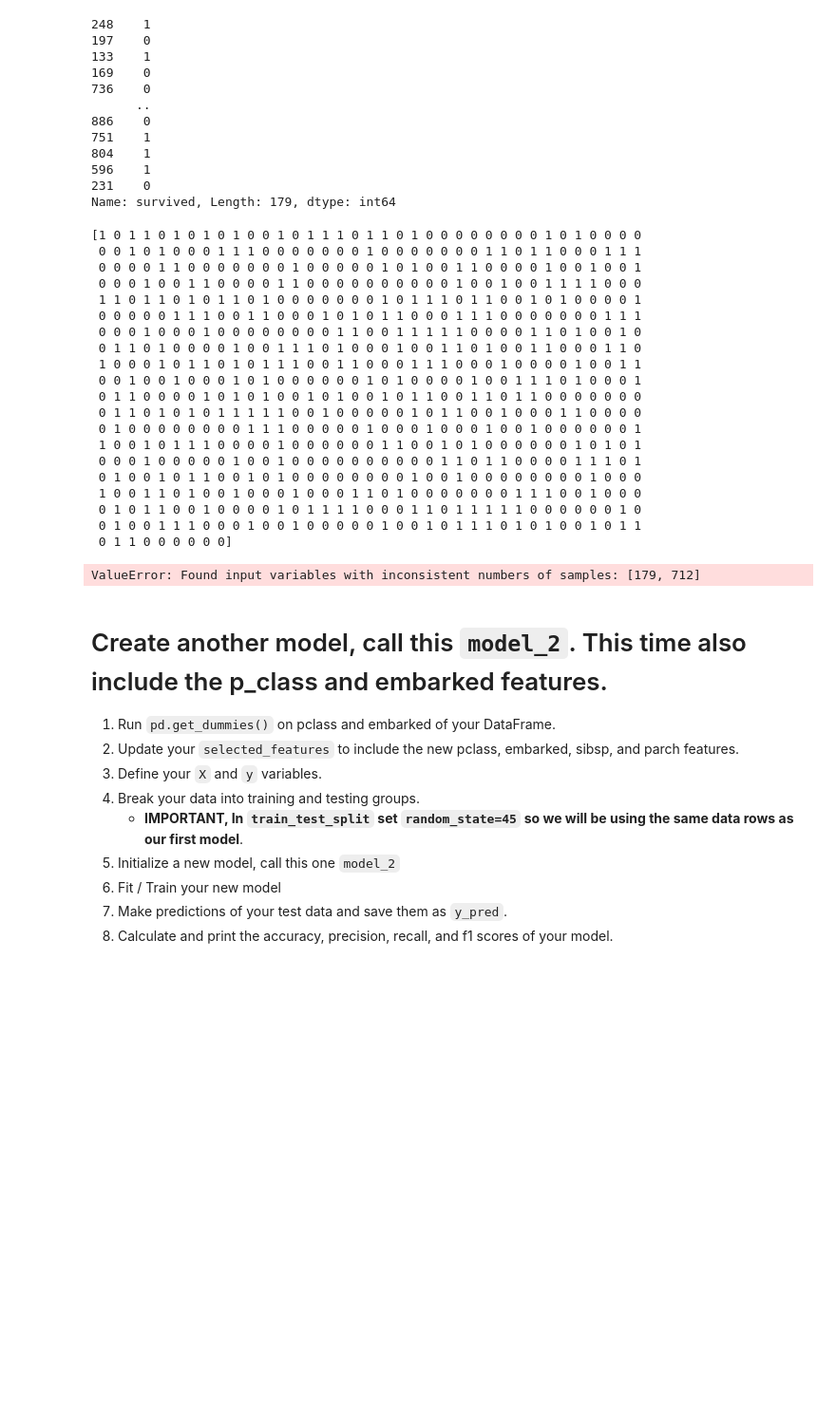
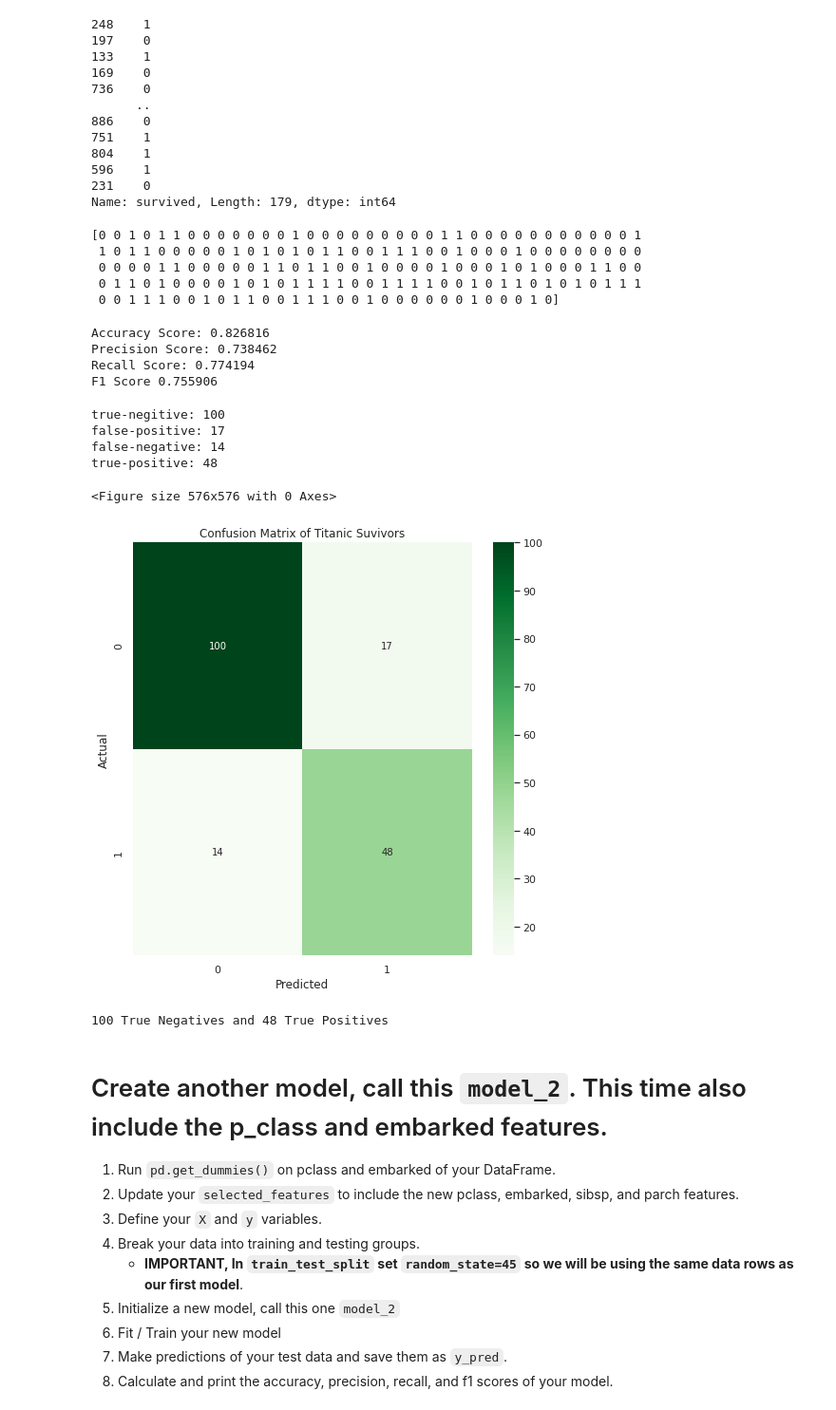
Before and after one commit to AlexOneUp/2022-fall-data-science, a Jupyter notebook: Week-03-Intro-To-ML/Exercise-Logistic-Regression.ipynb, the cells around one changed output. Shown at 95% size. Drawn from its saved outputs; the diff is of its cells as text; code cells hidden in the pictures; blank space fills up the shorter version.

```diff
--- a/Week-03-Intro-To-ML/Exercise-Logistic-Regression.ipynb
+++ b/Week-03-Intro-To-ML/Exercise-Logistic-Regression.ipynb
@@ -164,8 +164,8 @@ log_reg_model.fit(X_train, y_train)
 # %% [output]
 LogisticRegression()
 # %%
-# 1. Make predictions of your test data and save them as `y_pred`.
+# 1. Make predictions of your TEST DATA and save them as `y_pred`.
 # This step is required, otherwise the model is not callable
-y_pred = log_reg_model.predict(X_train)
+y_pred = log_reg_model.predict(X_test)
 y_pred
 # %% [output]
@@ -240,26 +229,11 @@ Name: survived, Length: 179, dtype: int64
 # %%
 print(y_pred)
 # %% [output]
-[1 0 1 1 0 1 0 1 0 1 0 0 1 0 1 1 1 0 1 1 0 1 0 0 0 0 0 0 0 0 1 0 1 0 0 0 0
- 0 0 1 0 1 0 0 0 1 1 1 0 0 0 0 0 0 0 1 0 0 0 0 0 0 0 1 1 0 1 1 0 0 0 1 1 1
- 0 0 0 0 1 1 0 0 0 0 0 0 0 1 0 0 0 0 0 1 0 1 0 0 1 1 0 0 0 0 1 0 0 1 0 0 1
- 0 0 0 1 0 0 1 1 0 0 0 0 1 1 0 0 0 0 0 0 0 0 0 0 1 0 0 1 0 0 1 1 1 1 0 0 0
- 1 1 0 1 1 0 1 0 1 1 0 1 0 0 0 0 0 0 0 1 0 1 1 1 0 1 1 0 0 1 0 1 0 0 0 0 1
- 0 0 0 0 0 1 1 1 0 0 1 1 0 0 0 1 0 1 0 1 1 0 0 0 1 1 1 0 0 0 0 0 0 0 1 1 1
- 0 0 0 1 0 0 0 1 0 0 0 0 0 0 0 0 1 1 0 0 1 1 1 1 1 0 0 0 0 1 1 0 1 0 0 1 0
- 0 1 1 0 1 0 0 0 0 1 0 0 1 1 1 0 1 0 0 0 1 0 0 1 1 0 1 0 0 1 1 0 0 0 1 1 0
- 1 0 0 0 1 0 1 1 0 1 0 1 1 1 0 0 1 1 0 0 0 1 1 1 0 0 0 1 0 0 0 0 1 0 0 1 1
- 0 0 1 0 0 1 0 0 0 1 0 1 0 0 0 0 0 0 1 0 1 0 0 0 0 1 0 0 1 1 1 0 1 0 0 0 1
- 0 1 1 0 0 0 0 1 0 1 0 1 0 0 1 0 1 0 0 1 0 1 1 0 0 1 1 0 1 1 0 0 0 0 0 0 0
- 0 1 1 0 1 0 1 0 1 1 1 1 1 0 0 1 0 0 0 0 0 1 0 1 1 0 0 1 0 0 0 1 1 0 0 0 0
- 0 1 0 0 0 0 0 0 0 0 1 1 1 0 0 0 0 0 1 0 0 0 1 0 0 0 1 0 0 1 0 0 0 0 0 0 1
- 1 0 0 1 0 1 1 1 0 0 0 0 1 0 0 0 0 0 0 1 1 0 0 1 0 1 0 0 0 0 0 0 1 0 1 0 1
- 0 0 0 1 0 0 0 0 0 1 0 0 1 0 0 0 0 0 0 0 0 0 0 1 1 0 1 1 0 0 0 0 1 1 1 0 1
- 0 1 0 0 1 0 1 1 0 0 1 0 1 0 0 0 0 0 0 0 0 1 0 0 1 0 0 0 0 0 0 0 0 1 0 0 0
- 1 0 0 1 1 0 1 0 0 1 0 0 0 1 0 0 0 1 1 0 1 0 0 0 0 0 0 0 1 1 1 0 0 1 0 0 0
- 0 1 0 1 1 0 0 1 0 0 0 0 1 0 1 1 1 1 0 0 0 1 1 0 1 1 1 1 1 0 0 0 0 0 0 1 0
- 0 1 0 0 1 1 1 0 0 0 1 0 0 1 0 0 0 0 0 1 0 0 1 0 1 1 1 0 1 0 1 0 0 1 0 1 1
- 0 1 1 0 0 0 0 0 0]
+[0 0 1 0 1 1 0 0 0 0 0 0 0 1 0 0 0 0 0 0 0 0 0 1 1 0 0 0 0 0 0 0 0 0 0 0 1
+ 1 0 1 1 0 0 0 0 0 1 0 1 0 1 0 1 1 0 0 1 1 1 0 0 1 0 0 0 1 0 0 0 0 0 0 0 0
+ 0 0 0 0 1 1 0 0 0 0 0 1 1 0 1 1 0 0 1 0 0 0 0 1 0 0 0 1 0 1 0 0 0 1 1 0 0
+ 0 1 1 0 1 0 0 0 0 1 0 1 0 1 1 1 1 0 0 1 1 1 1 0 0 1 0 1 1 0 1 0 1 0 1 1 1
+ 0 0 1 1 1 0 0 1 0 1 1 0 0 1 1 1 0 0 1 0 0 0 0 0 0 1 0 0 0 1 0]
 # %%
 # 2. Calculate and print the accuracy, precision, recall, and f1 scores of your model.
 
@@ -289,9 +263,12 @@ recall = recall_score(y_test, y_pred)
 f1 = f1_score(y_test, y_pred)
 
 # Print each of our scores to inspect performance.
-# print("Accuracy Score: %f" % accuracy)
-# print("Precision Score: %f" % precision)
-# print("Recall Score: %f" % recall)
-# print('F1 Score %f' % f1)
+print("Accuracy Score: %f" % accuracy)
+print("Precision Score: %f" % precision)
+print("Recall Score: %f" % recall)
+print('F1 Score %f' % f1)
 # %% [output]
-ValueError: Found input variables with inconsistent numbers of samples: [179, 712]
+Accuracy Score: 0.826816
+Precision Score: 0.738462
+Recall Score: 0.774194
+F1 Score 0.755906
@@ -304,6 +292,39 @@ plt.ylabel('Actual');
+# %%
+# 1. Plot a confusion matrix of your predicted results.
+import matplotlib.pyplot as plt
+fig = plt.figure(figsize=(8,8))
+# plt.xlabel('Predicted')
+# plt.ylabel('Actual');
+
+cf_matrix = confusion_matrix(y_test, y_pred)
+# Just rounding them so the numbers are easier to read
+cf_matrix = cf_matrix.round(2)
+
+
+tn, fp, fn, tp = confusion_matrix(y_test, y_pred).ravel()
+
+fig = plt.figure(figsize=(8,8))
+ax = sns.heatmap(cf_matrix, annot=True, cmap='Greens', fmt='g')
+plt.title("Confusion Matrix of Titanic Suvivors")
+plt.xlabel('Predicted')
+plt.ylabel('Actual')
+
+print('true-negitive:', tn,
+      '\nfalse-positive:', fp,
+      '\nfalse-negative:', fn,
+      '\ntrue-positive:', tp )
+# %% [output]
+true-negitive: 100
+false-positive: 17
+false-negative: 14
+true-positive: 48
+<Figure size 576x576 with 0 Axes>
+[figure, added]
 # %%
 # How many True Positives and True Negatives did your model get?
-print('??? True Negatives and ??? True Positives')
+print(f'{tn} True Negatives and {tp} True Positives')
+# %% [output]
+100 True Negatives and 48 True Positives
 # %% [markdown]
 # Create another model, call this `model_2`.  This time also include the p_class and embarked features.
 1. Run `pd.get_dummies()` on pclass and embarked of your DataFrame.
```
Also changed, not shown: parts of 5 cells of this notebook, 1 other file.
